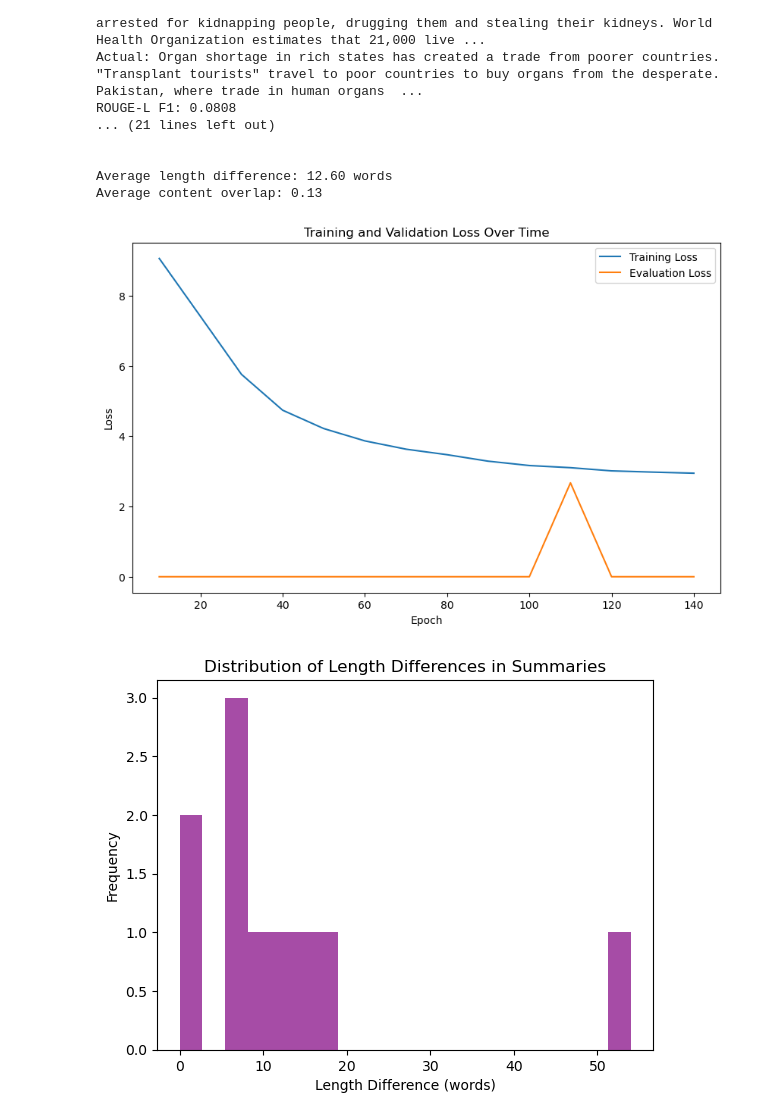
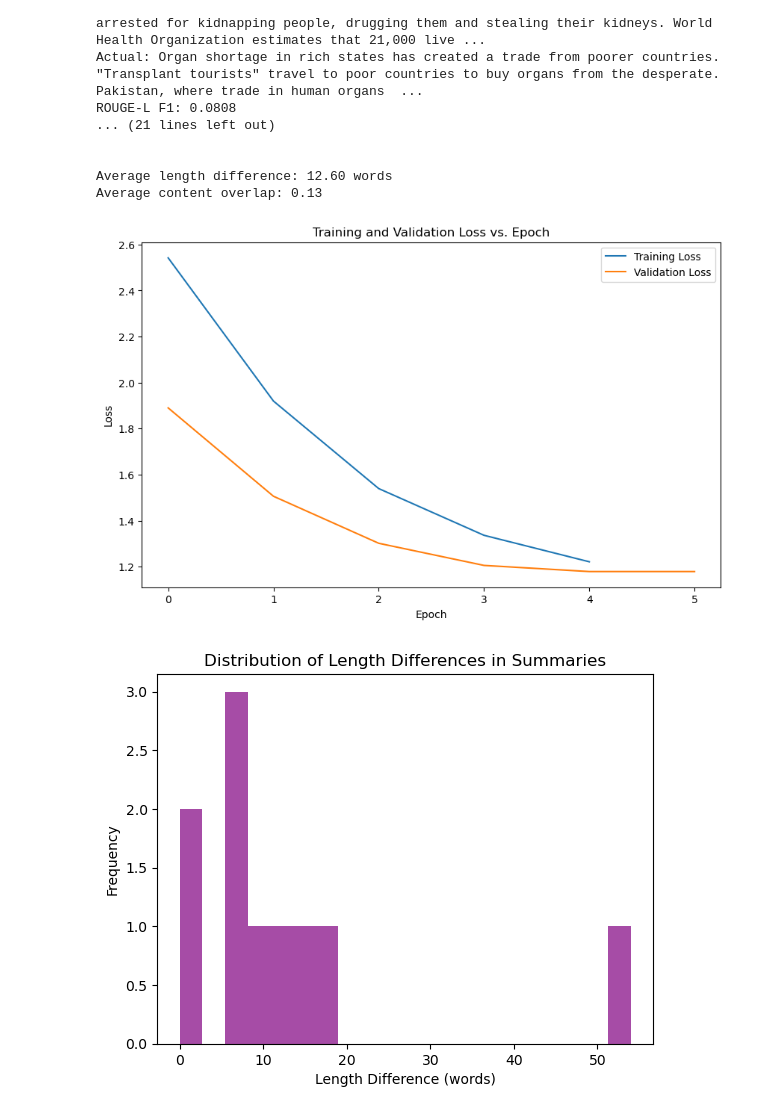
Before and after one commit to akinolu52/text-summary, a Jupyter notebook: transformer.ipynb, the cells around one changed output. Saved outputs shown, nothing was run; the diff lists cells and outputs as text; code cells hidden in the pictures.

```diff
--- a/transformer.ipynb
+++ b/transformer.ipynb
@@ -181,7 +181,8 @@ def compute_metrics(eval_pred):
 # Training arguments
 training_args = Seq2SeqTrainingArguments(
     output_dir="./results",
-    evaluation_strategy="steps",
+    evaluation_strategy="epoch",
+    logging_strategy="epoch",
     eval_steps=100,
     logging_steps=10,  # Log every 10 steps
     learning_rate=2e-5,
@@ -327,27 +332,22 @@ ROUGE-L F1: 0.0808
 Average length difference: 12.60 words
 Average content overlap: 0.13
 # %%
-# train_loss = [log['loss'] for log in trainer.state.log_history if 'loss' in log]
-# eval_loss = [log['eval_loss'] for log in trainer.state.log_history if 'eval_loss' in log]
-# steps = range(1, len(train_loss) + 1)
-
 # Extract training and evaluation losses from the log history
-train_loss = [log['loss'] for log in trainer.state.log_history if 'loss' in log]
-# eval_loss = [log['eval_loss'] or 0 for log in trainer.state.log_history if 'eval_loss' in log]
-eval_loss = [log.get('eval_loss', 0) for log in trainer.state.log_history]
-steps = [log['step'] for log in trainer.state.log_history if 'loss' in log]
+train_loss = [log['loss'] for log in trainer.state.log_history if 'loss' in log and 'epoch' in log]
+eval_loss = [log['eval_loss'] for log in trainer.state.log_history if 'eval_loss' in log and 'epoch' in log]
+epochs = [log['epoch'] for log in trainer.state.log_history if 'epoch' in log]
 
 # Plotting the losses
 plt.figure(figsize=(10, 6))
-plt.plot(steps, train_loss, label='Training Loss')
-plt.plot(steps, eval_loss[:len(train_loss)], label="Evaluation Loss")
+plt.plot(range(0, len(train_loss)), train_loss, label="Training Loss")
+plt.plot(range(0, len(eval_loss)), eval_loss, label="Validation Loss")
 plt.xlabel("Epoch")
 plt.ylabel("Loss")
-plt.title("Training and Validation Loss Over Time")
+plt.title("Training and Validation Loss vs. Epoch")
 plt.legend()
 plt.show()
 # %% [output]
-[figure, old version]
+[figure, new version]
 # %%
 length_diff = [abs(len(error['predicted'].split()) - len(error['actual'].split())) for error in error_samples]
 content_overlap = [len(set(error['predicted'].split()).intersection(set(error['actual'].split()))) / len(
```
Also changed, not shown: parts of 4 cells of this notebook, 11 other files.
